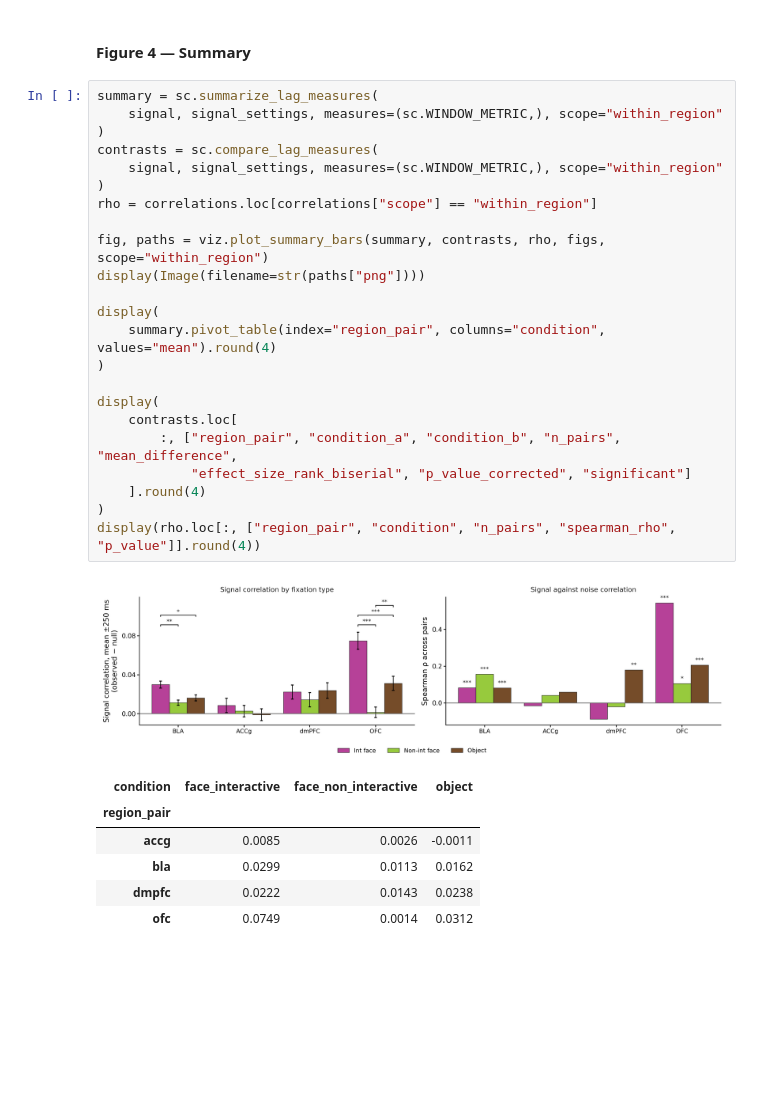
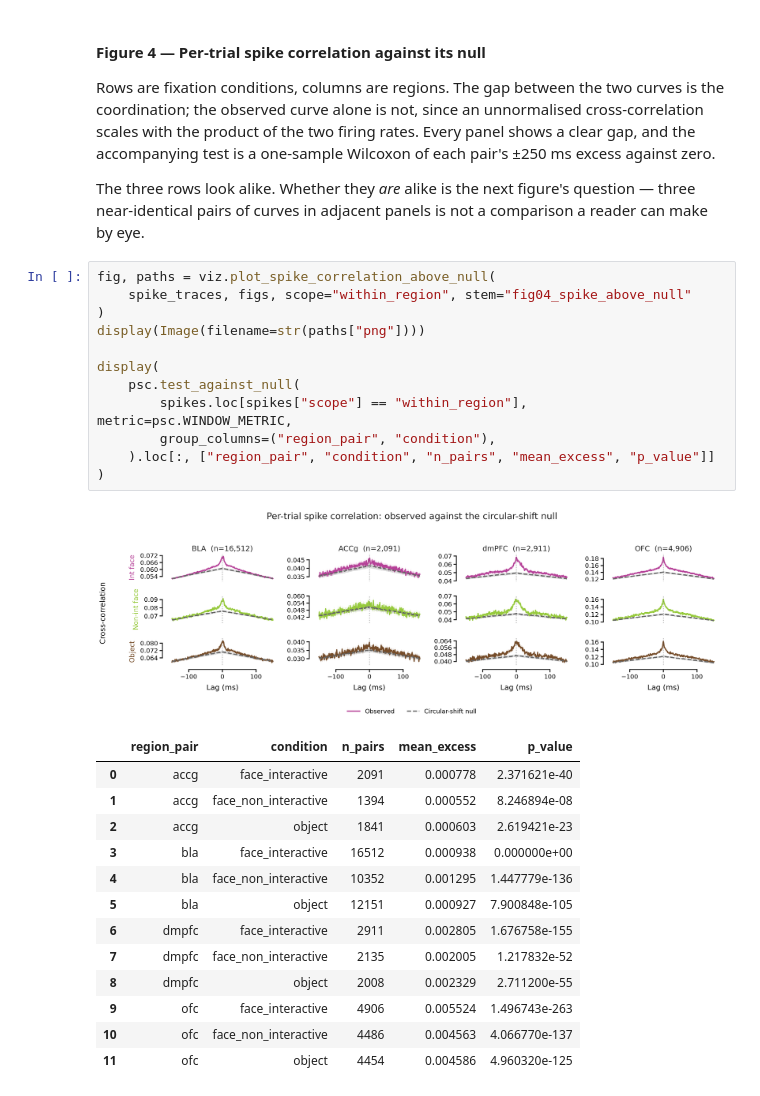
Before and after one commit to gprabaha/dal_monte_2022_analysis, a Jupyter notebook: notebooks/pair_correlation_overview/pair_correlation_overview.ipynb, the cells around one changed output. Saved outputs shown, nothing was run; the diff lists cells and outputs as text; blank space fills up the shorter version.

```diff
--- a/notebooks/pair_correlation_overview/pair_correlation_overview.ipynb
+++ b/notebooks/pair_correlation_overview/pair_correlation_overview.ipynb
@@ -284,33 +510,39 @@ display(Image(filename=str(paths["png"])))
 # %% [markdown]
-#### Figure 4 — Summary
+#### Figure 4 — Per-trial spike correlation against its null
+
+Rows are fixation conditions, columns are regions. The gap between the two
+curves is the coordination; the observed curve alone is not, since an
+unnormalised cross-correlation scales with the product of the two firing rates.
+Every panel shows a clear gap, and the accompanying test is a one-sample
+Wilcoxon of each pair's ±250 ms excess against zero.
+
+The three rows look alike. Whether they *are* alike is the next figure's
+question — three near-identical pairs of curves in adjacent panels is not a
+comparison a reader can make by eye.
 # %%
-summary = sc.summarize_lag_measures(
-    signal, signal_settings, measures=(sc.WINDOW_METRIC,), scope="within_region"
+fig, paths = viz.plot_spike_correlation_above_null(
+    spike_traces, figs, scope="within_region", stem="fig04_spike_above_null"
 )
-contrasts = sc.compare_lag_measures(
-    signal, signal_settings, measures=(sc.WINDOW_METRIC,), scope="within_region"
-)
-rho = correlations.loc[correlations["scope"] == "within_region"]
-
-fig, paths = viz.plot_summary_bars(summary, contrasts, rho, figs, scope="within_region")
 display(Image(filename=str(paths["png"])))
 
 display(
-    summary.pivot_table(index="region_pair", columns="condition", values="mean").round(4)
+    psc.test_against_null(
+        spikes.loc[spikes["scope"] == "within_region"], metric=psc.WINDOW_METRIC,
+        group_columns=("region_pair", "condition"),
+    ).loc[:, ["region_pair", "condition", "n_pairs", "mean_excess", "p_value"]]
 )
-
-display(
-    contrasts.loc[
-        :, ["region_pair", "condition_a", "condition_b", "n_pairs", "mean_difference",
-            "effect_size_rank_biserial", "p_value_corrected", "significant"]
-    ].round(4)
-)
-display(rho.loc[:, ["region_pair", "condition", "n_pairs", "spearman_rho", "p_value"]].round(4))
 # %% [output]
-[figure, old version]
+[figure, new version]
-| condition | face_interactive | face_non_interactive | object |
-| region_pair |  |  |  |
-| accg | 0.0085 | 0.0026 | -0.0011 |
-| bla | 0.0299 | 0.0113 | 0.0162 |
-| dmpfc | 0.0222 | 0.0143 | 0.0238 |
-| ofc | 0.0749 | 0.0014 | 0.0312 |
+|  | region_pair | condition | n_pairs | mean_excess | p_value |
+| 0 | accg | face_interactive | 2091 | 0.000778 | 2.371621e-40 |
+| 1 | accg | face_non_interactive | 1394 | 0.000552 | 8.246894e-08 |
+| 2 | accg | object | 1841 | 0.000603 | 2.619421e-23 |
+| 3 | bla | face_interactive | 16512 | 0.000938 | 0.000000e+00 |
+| 4 | bla | face_non_interactive | 10352 | 0.001295 | 1.447779e-136 |
+| 5 | bla | object | 12151 | 0.000927 | 7.900848e-105 |
+| 6 | dmpfc | face_interactive | 2911 | 0.002805 | 1.676758e-155 |
+| 7 | dmpfc | face_non_interactive | 2135 | 0.002005 | 1.217832e-52 |
+| 8 | dmpfc | object | 2008 | 0.002329 | 2.711200e-55 |
+| 9 | ofc | face_interactive | 4906 | 0.005524 | 1.496743e-263 |
+| 10 | ofc | face_non_interactive | 4486 | 0.004563 | 4.066770e-137 |
+| 11 | ofc | object | 4454 | 0.004586 | 4.960320e-125 |
```
Also changed, not shown: parts of 25 cells of this notebook, 1 other file.
